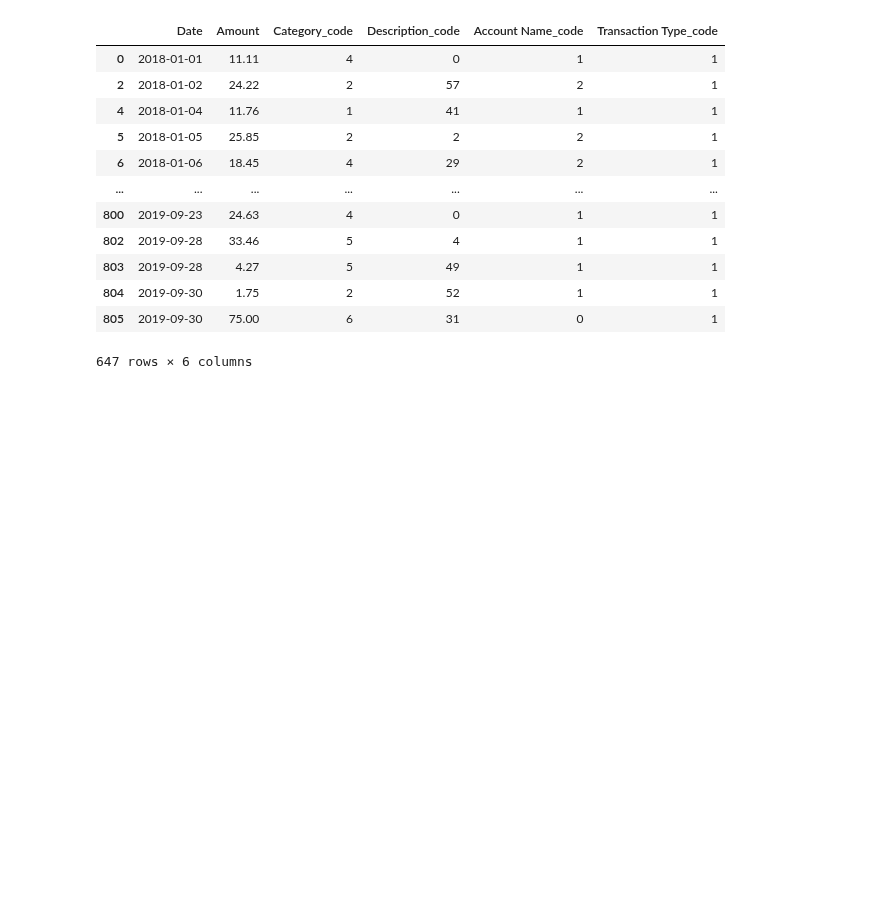
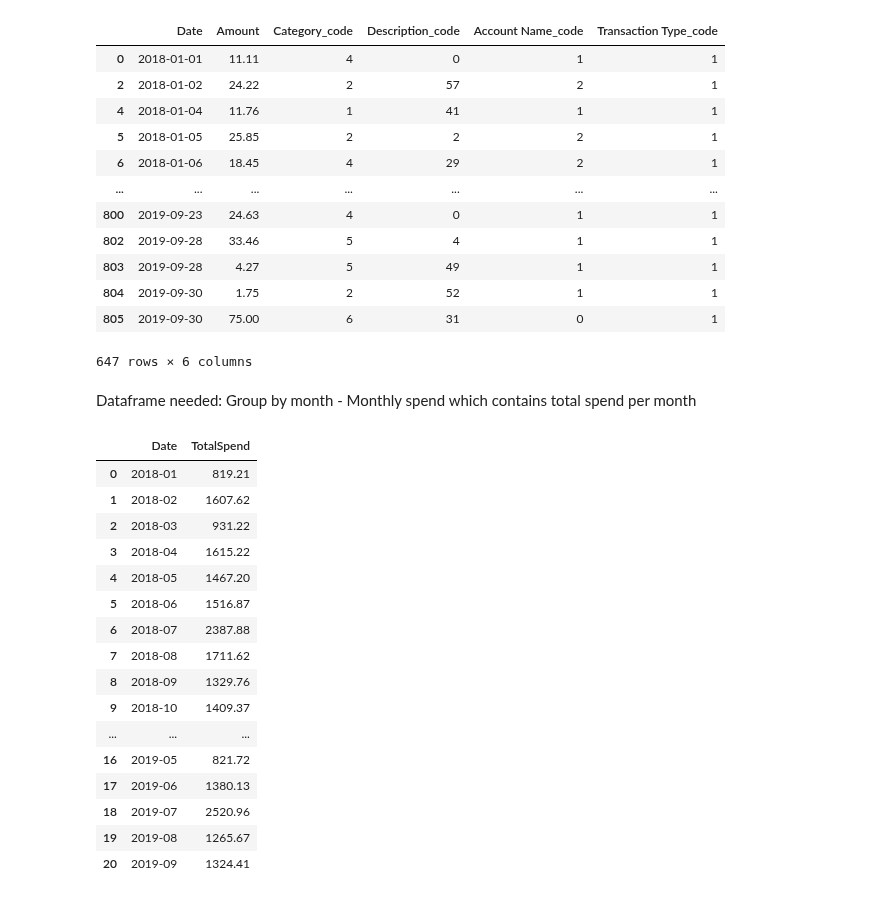
Before and after one commit to didrudals112/Finance-Forecasting-ML-Project, a Jupyter notebook: preprocessing.ipynb, the cells around one changed output. Drawn from its saved outputs; the diff is of its cells as text; code cells hidden in the pictures; blank space fills up the shorter version.

```diff
--- a/preprocessing.ipynb
+++ b/preprocessing.ipynb
@@ -206,0 +203,28 @@ df_ord
+# %% [markdown]
+Dataframe needed:
+Group by month - Monthly spend which contains total spend per month
+# %%
+monthly_sp_df = (df.groupby(df['Date'].dt.to_period('M'))['Amount'].sum().reset_index(name='TotalSpend')) # Group the Date by year-month format
+monthly_sp_df
+# 21 samples are pretty low sample size
+
+weekly_sp_df = (df.groupby(df['Date'].dt.to_period('W'))['Amount'].sum().reset_index(name='TotalSpend')) # Group the Date by year-month format
+weekly_sp_df
+# %% [output]
+|  | Date | TotalSpend |
+| 0 | 2018-01 | 819.21 |
+| 1 | 2018-02 | 1607.62 |
+| 2 | 2018-03 | 931.22 |
+| 3 | 2018-04 | 1615.22 |
+| 4 | 2018-05 | 1467.20 |
+| 5 | 2018-06 | 1516.87 |
+| 6 | 2018-07 | 2387.88 |
+| 7 | 2018-08 | 1711.62 |
+| 8 | 2018-09 | 1329.76 |
+| 9 | 2018-10 | 1409.37 |
+| ... | ... | ... |
+| 16 | 2019-05 | 821.72 |
+| 17 | 2019-06 | 1380.13 |
+| 18 | 2019-07 | 2520.96 |
+| 19 | 2019-08 | 1265.67 |
+| 20 | 2019-09 | 1324.41 |
```
Also changed, not shown: parts of 1 cell of this notebook.
